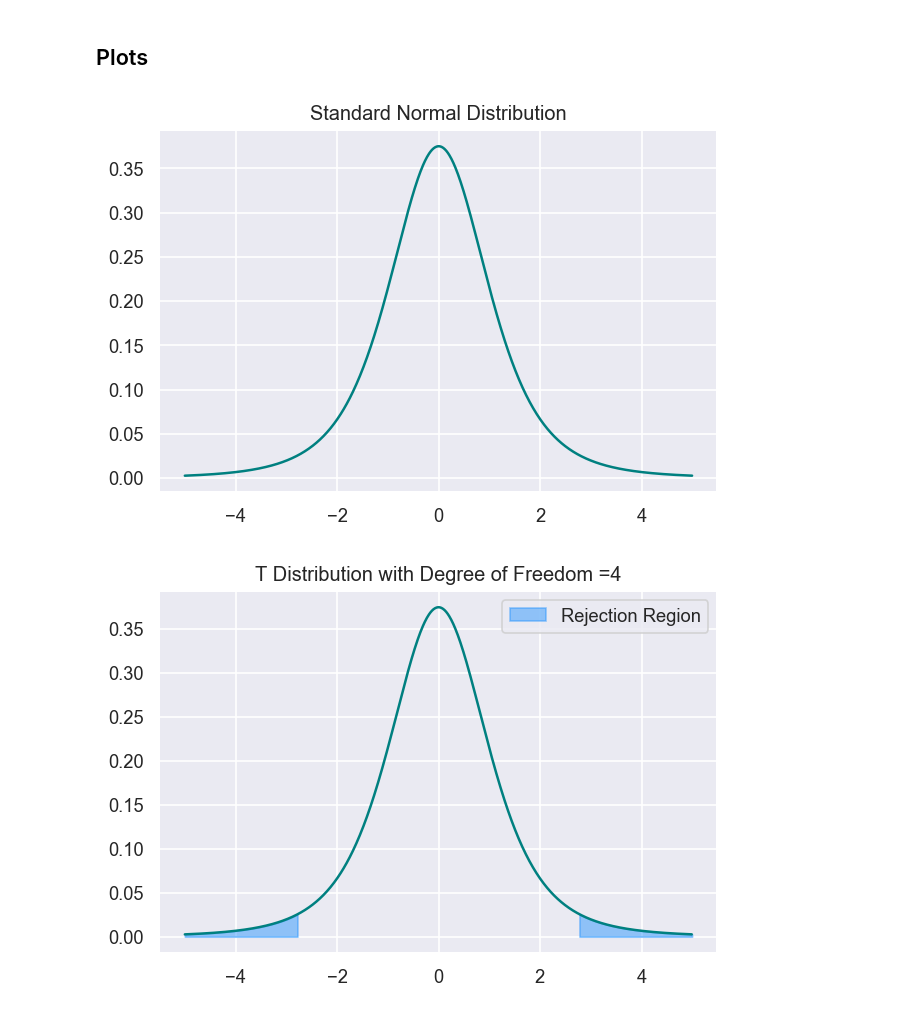
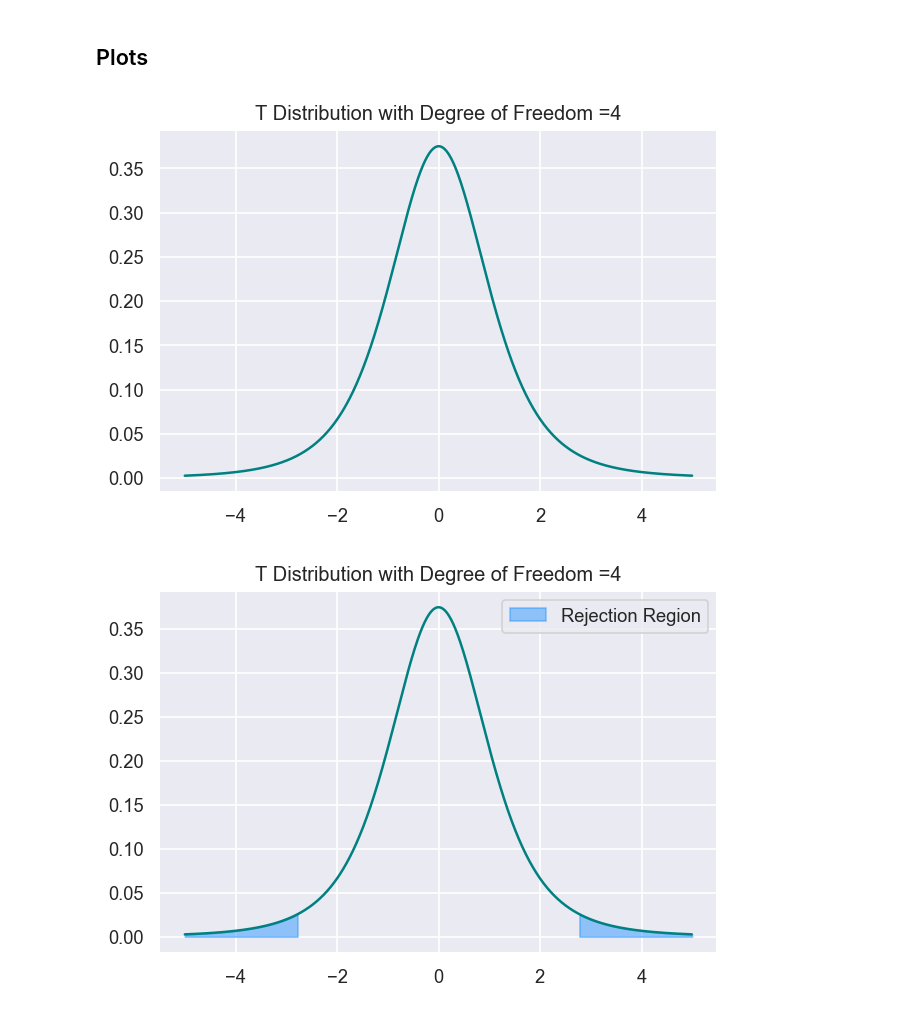
Before and after one commit to BharathC15/NielitChennai, a Jupyter notebook: python/hypothesisTesting/ttest.ipynb, the cells around one changed output. Cells and saved outputs as stored; diff of their text form; code cells hidden in the pictures.

Commit message:
Corrected the title

```diff
--- a/python/hypothesisTesting/ttest.ipynb
+++ b/python/hypothesisTesting/ttest.ipynb
@@ -115,14 +115,14 @@ Confidence Interval [1.03675684 4.96324316]
 # %%
 llimit=-5
 ulimit=5
 x=np.arange(llimit,ulimit,0.01)
 y=t.pdf(x=x,df=dof)
 plt.figure(dpi=120)
 sns.lineplot(x=x,y=y,color='teal')
-plt.title("Standard Normal Distribution")
+plt.title("T Distribution with Degree of Freedom ="+str(dof))
 plt.show()
 # %% [output]
-[figure, old version]
+[figure, new version]
 # %%
 #Calculation of Rejection Region
 xshade_l=np.arange(llimit,tcritical_l,0.01)
```
Also changed, not shown: parts of 1 cell of this notebook.
